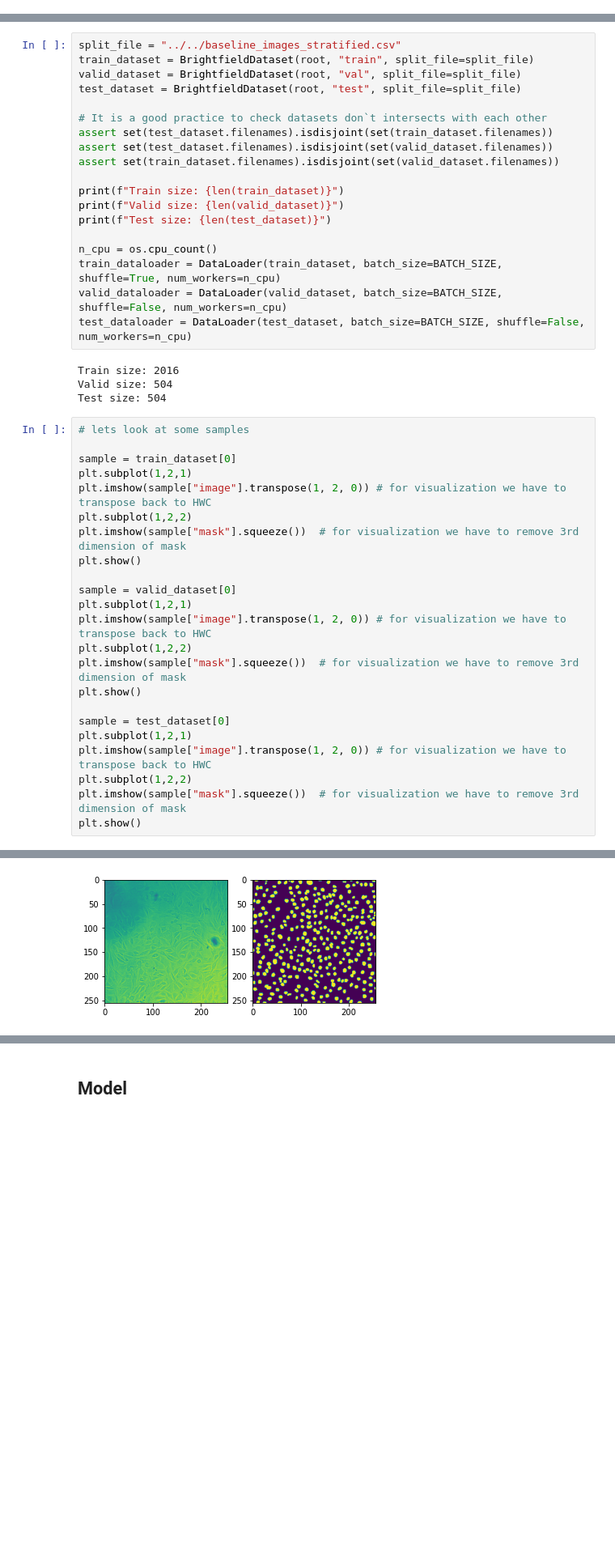
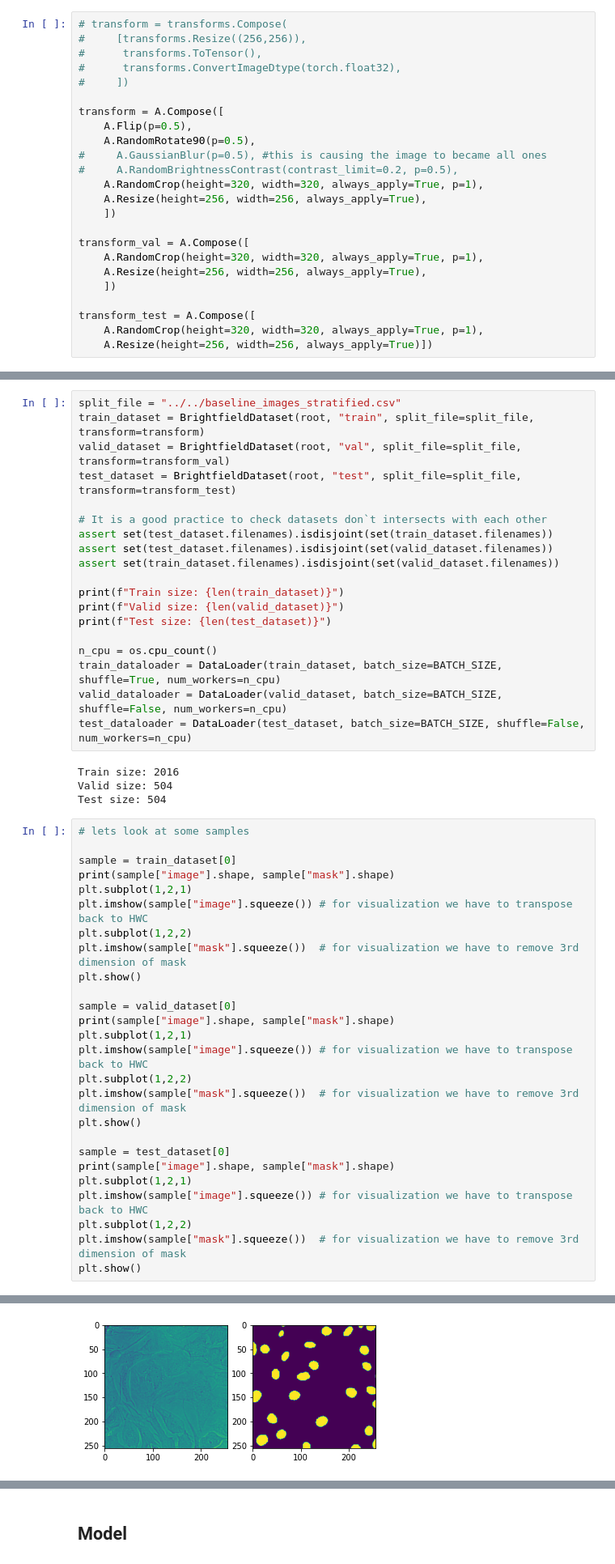
Before and after one commit to bodias/Transformer-Encoders-for-Image-Segmentation, a Jupyter notebook: binary_segmentation_resnet34.ipynb, the cells around one changed output, grey strips where cells are left out. Shown at 81% size. Drawn from its saved outputs; the diff is of its cells as text; blank space fills up the shorter version.

```diff
--- a/binary_segmentation_resnet34.ipynb
+++ b/binary_segmentation_resnet34.ipynb
@@ -67,10 +65,34 @@ device = torch.device('cuda' if torch.cuda.is_available() else 'cpu')
+# %%
+# transform = transforms.Compose(
+#     [transforms.Resize((256,256)),
+#      transforms.ToTensor(),
+#      transforms.ConvertImageDtype(torch.float32),
+#     ])
+
+transform = A.Compose([
+    A.Flip(p=0.5),
+    A.RandomRotate90(p=0.5),
+#     A.GaussianBlur(p=0.5), #this is causing the image to became all ones
+#     A.RandomBrightnessContrast(contrast_limit=0.2, p=0.5),
+    A.RandomCrop(height=320, width=320, always_apply=True, p=1),
+    A.Resize(height=256, width=256, always_apply=True),
+    ])
+
+transform_val = A.Compose([
+    A.RandomCrop(height=320, width=320, always_apply=True, p=1),
+    A.Resize(height=256, width=256, always_apply=True),
+    ])
+
+transform_test = A.Compose([
+    A.RandomCrop(height=320, width=320, always_apply=True, p=1),
+    A.Resize(height=256, width=256, always_apply=True)])
 # %%
 BATCH_SIZE = 16
 # %%
 split_file = "../../baseline_images_stratified.csv"
-train_dataset = BrightfieldDataset(root, "train", split_file=split_file)
-valid_dataset = BrightfieldDataset(root, "val", split_file=split_file)
-test_dataset = BrightfieldDataset(root, "test", split_file=split_file)
+train_dataset = BrightfieldDataset(root, "train", split_file=split_file, transform=transform)
+valid_dataset = BrightfieldDataset(root, "val", split_file=split_file, transform=transform_val)
+test_dataset = BrightfieldDataset(root, "test", split_file=split_file, transform=transform_test)
 
 # It is a good practice to check datasets don`t intersects with each other
 assert set(test_dataset.filenames).isdisjoint(set(train_dataset.filenames))
@@ -93,22 +115,25 @@ Test size: 504
 # lets look at some samples
 
 sample = train_dataset[0]
+print(sample["image"].shape, sample["mask"].shape)
 plt.subplot(1,2,1)
-plt.imshow(sample["image"].transpose(1, 2, 0)) # for visualization we have to transpose back to HWC
+plt.imshow(sample["image"].squeeze()) # for visualization we have to transpose back to HWC
 plt.subplot(1,2,2)
 plt.imshow(sample["mask"].squeeze())  # for visualization we have to remove 3rd dimension of mask
 plt.show()
 
 sample = valid_dataset[0]
+print(sample["image"].shape, sample["mask"].shape)
 plt.subplot(1,2,1)
-plt.imshow(sample["image"].transpose(1, 2, 0)) # for visualization we have to transpose back to HWC
+plt.imshow(sample["image"].squeeze()) # for visualization we have to transpose back to HWC
 plt.subplot(1,2,2)
 plt.imshow(sample["mask"].squeeze())  # for visualization we have to remove 3rd dimension of mask
 plt.show()
 
 sample = test_dataset[0]
+print(sample["image"].shape, sample["mask"].shape)
 plt.subplot(1,2,1)
-plt.imshow(sample["image"].transpose(1, 2, 0)) # for visualization we have to transpose back to HWC
+plt.imshow(sample["image"].squeeze()) # for visualization we have to transpose back to HWC
 plt.subplot(1,2,2)
 plt.imshow(sample["mask"].squeeze())  # for visualization we have to remove 3rd dimension of mask
 plt.show()
@@ -117 +144 @@ plt.show()
-[figure, old version]
+[figure, new version]
```
Also changed, not shown: parts of 22 cells of this notebook, 2 other files.
